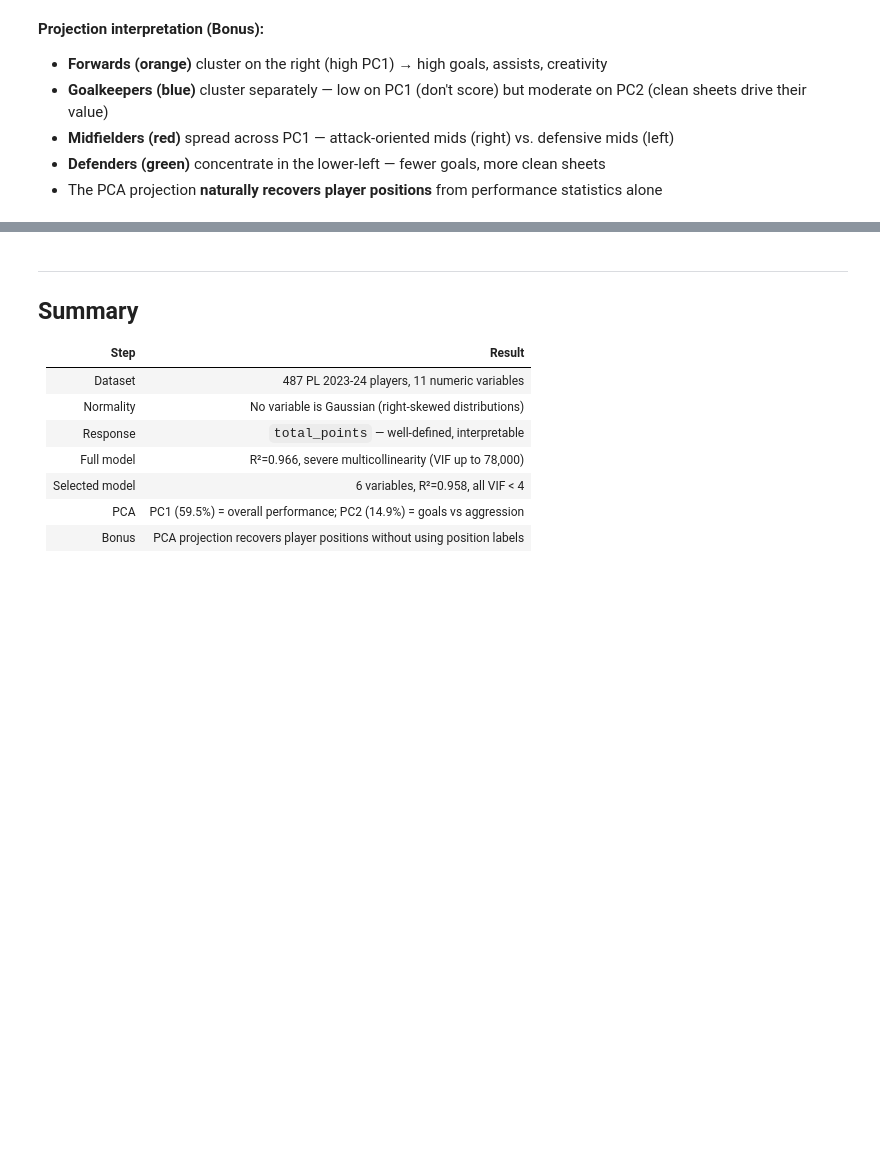
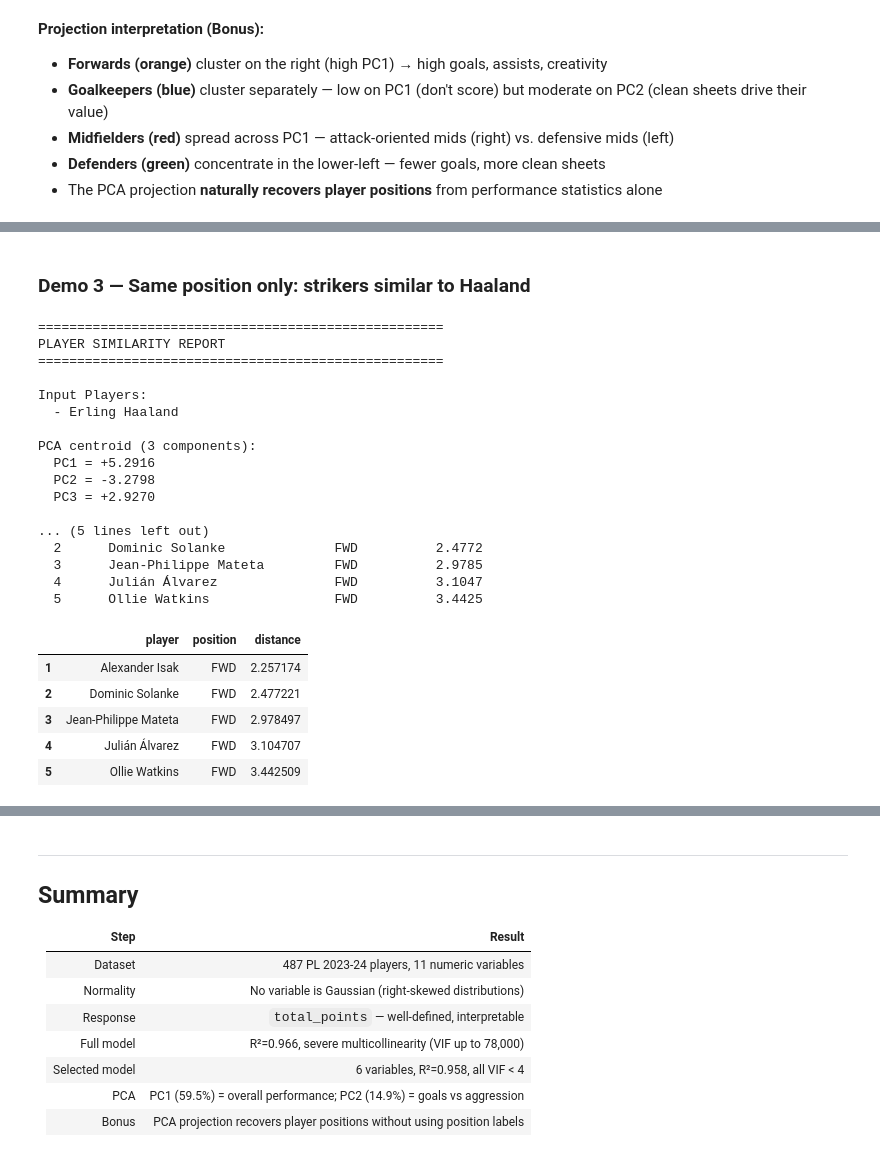
Before and after one commit to EdgarTad2002/epl-regression-pca, a Jupyter notebook: notebooks/analysis.ipynb, the cells around one changed output, grey strips where cells are left out. Drawn from its saved outputs; the diff is of its cells as text; code cells hidden in the pictures; blank space fills up the shorter version.

```diff
--- a/notebooks/analysis.ipynb
+++ b/notebooks/analysis.ipynb
@@ -396,0 +503,34 @@ Saved → /home/edgar/football_project/figures/pca_projection.png
+# %% [markdown]
+### Demo 3 — Same position only: strikers similar to Haaland
+# %%
+result3 = find_similar_players(
+    ["Erling Haaland"],
+    n_neighbors=5,
+    same_position_only=True,
+    _table=pca_table,
+)
+result3
+# %% [output]
+====================================================
+PLAYER SIMILARITY REPORT
+====================================================
+
+Input Players:
+  - Erling Haaland
+
+PCA centroid (3 components):
+  PC1 = +5.2916
+  PC2 = -3.2798
+  PC3 = +2.9270
+
+... (5 lines left out)
+  2      Dominic Solanke              FWD          2.4772
+  3      Jean-Philippe Mateta         FWD          2.9785
+  4      Julián Álvarez               FWD          3.1047
+  5      Ollie Watkins                FWD          3.4425
+|  | player | position | distance |
+| 1 | Alexander Isak | FWD | 2.257174 |
+| 2 | Dominic Solanke | FWD | 2.477221 |
+| 3 | Jean-Philippe Mateta | FWD | 2.978497 |
+| 4 | Julián Álvarez | FWD | 3.104707 |
+| 5 | Ollie Watkins | FWD | 3.442509 |
```
Also changed, not shown: parts of 11 cells of this notebook, 11 other files.
